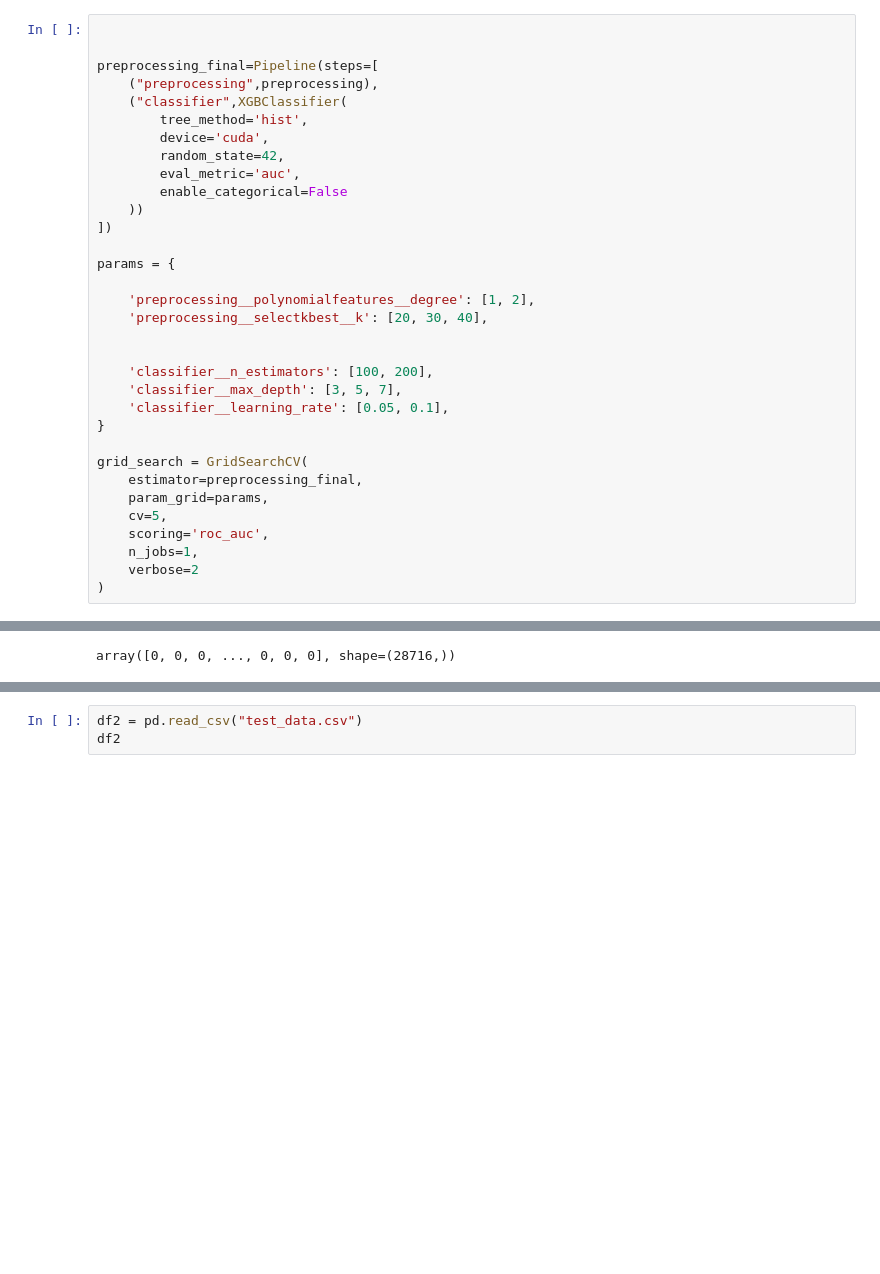
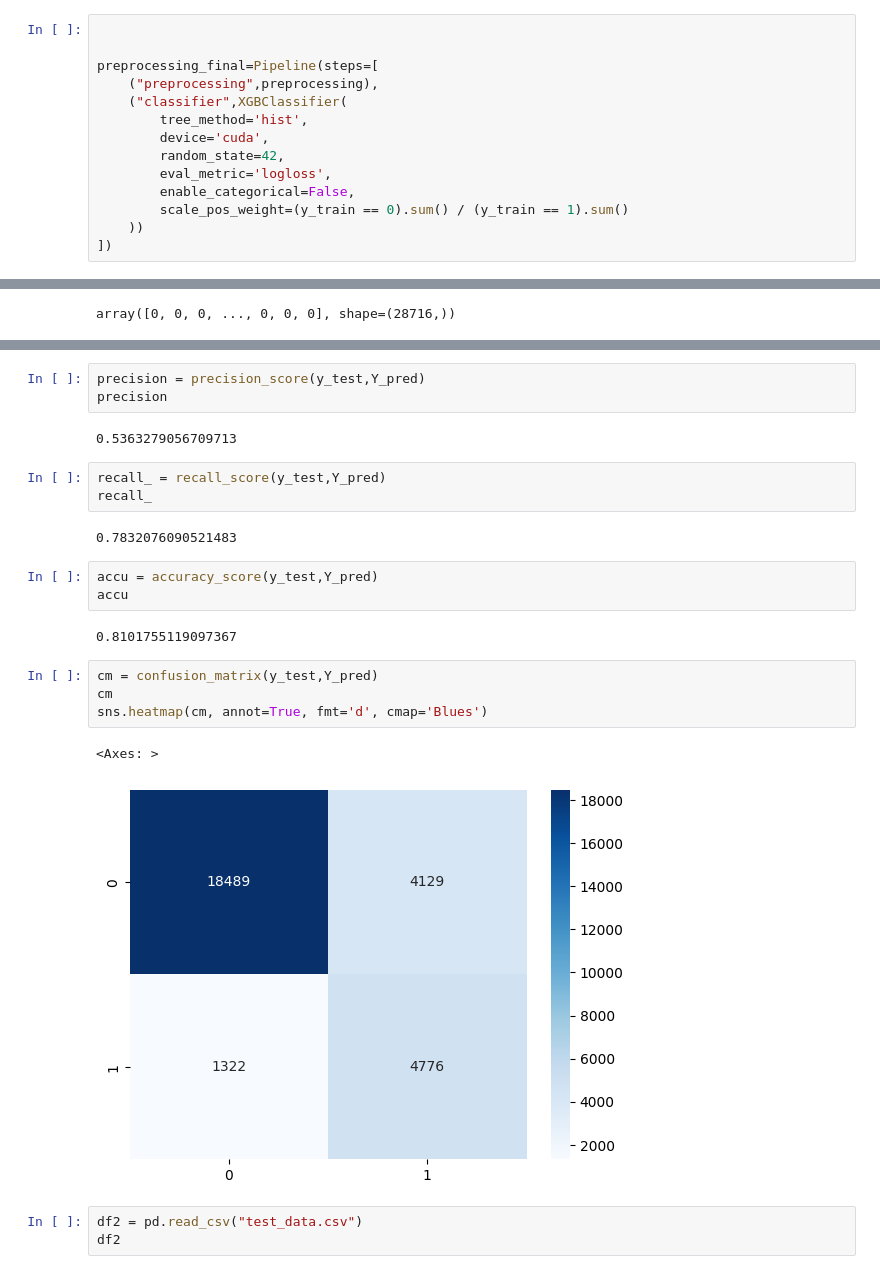
Before and after one commit to romaric420/Bank_churn, a Jupyter notebook: main.ipynb, the cells around one changed output, grey strips where cells are left out. Cells and saved outputs as stored; diff of their text form; blank space fills up the shorter version.

Commit message:
Add Metrics

```diff
--- a/main.ipynb
+++ b/main.ipynb
@@ -656,27 +659,8 @@ preprocessing_final=Pipeline(steps=[
         tree_method='hist',
         device='cuda',
         random_state=42,
-        eval_metric='auc',
-        enable_categorical=False
+        eval_metric='logloss',
+        enable_categorical=False,
+        scale_pos_weight=(y_train == 0).sum() / (y_train == 1).sum()
     ))
 ])
-
-params = {
-
-    'preprocessing__polynomialfeatures__degree': [1, 2],
-    'preprocessing__selectkbest__k': [20, 30, 40],
-
-
-    'classifier__n_estimators': [100, 200],
-    'classifier__max_depth': [3, 5, 7],
-    'classifier__learning_rate': [0.05, 0.1],
-}
-
-grid_search = GridSearchCV(
-    estimator=preprocessing_final,
-    param_grid=params,
-    cv=5,
-    scoring='roc_auc',
-    n_jobs=1,
-    verbose=2
-)
@@ -748,3 +797,25 @@ score
+# %%
+precision = precision_score(y_test,Y_pred)
+precision
+# %% [output]
+0.5363279056709713
+# %%
+recall_ = recall_score(y_test,Y_pred)
+recall_
+# %% [output]
+0.7832076090521483
+# %%
+accu = accuracy_score(y_test,Y_pred)
+accu
+# %% [output]
+0.8101755119097367
+# %%
+cm = confusion_matrix(y_test,Y_pred)
+cm
+sns.heatmap(cm, annot=True, fmt='d', cmap='Blues')
+# %% [output]
+<Axes: >
+[figure, added]
 # %%
 df2 = pd.read_csv("test_data.csv")
 df2
```
Also changed, not shown: parts of 11 cells of this notebook.
